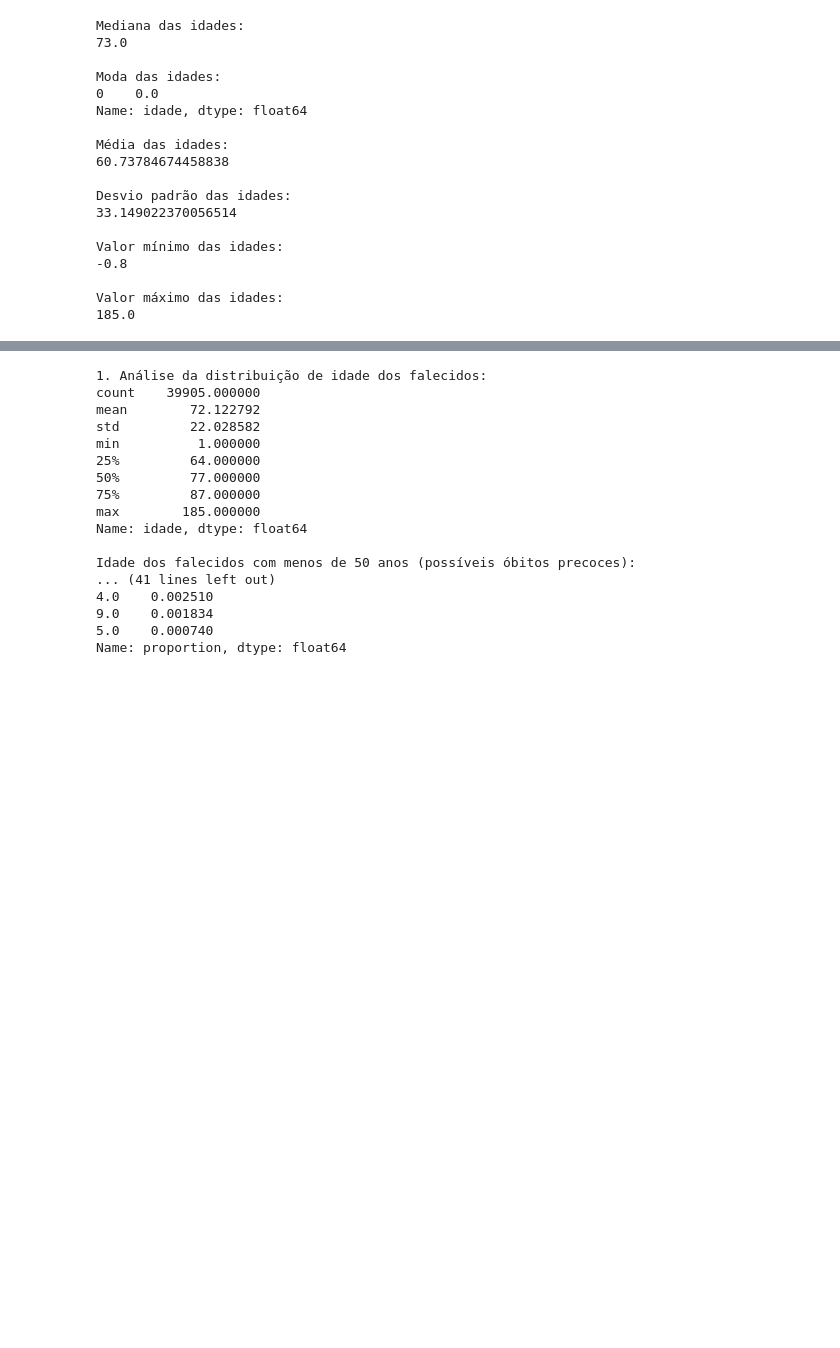
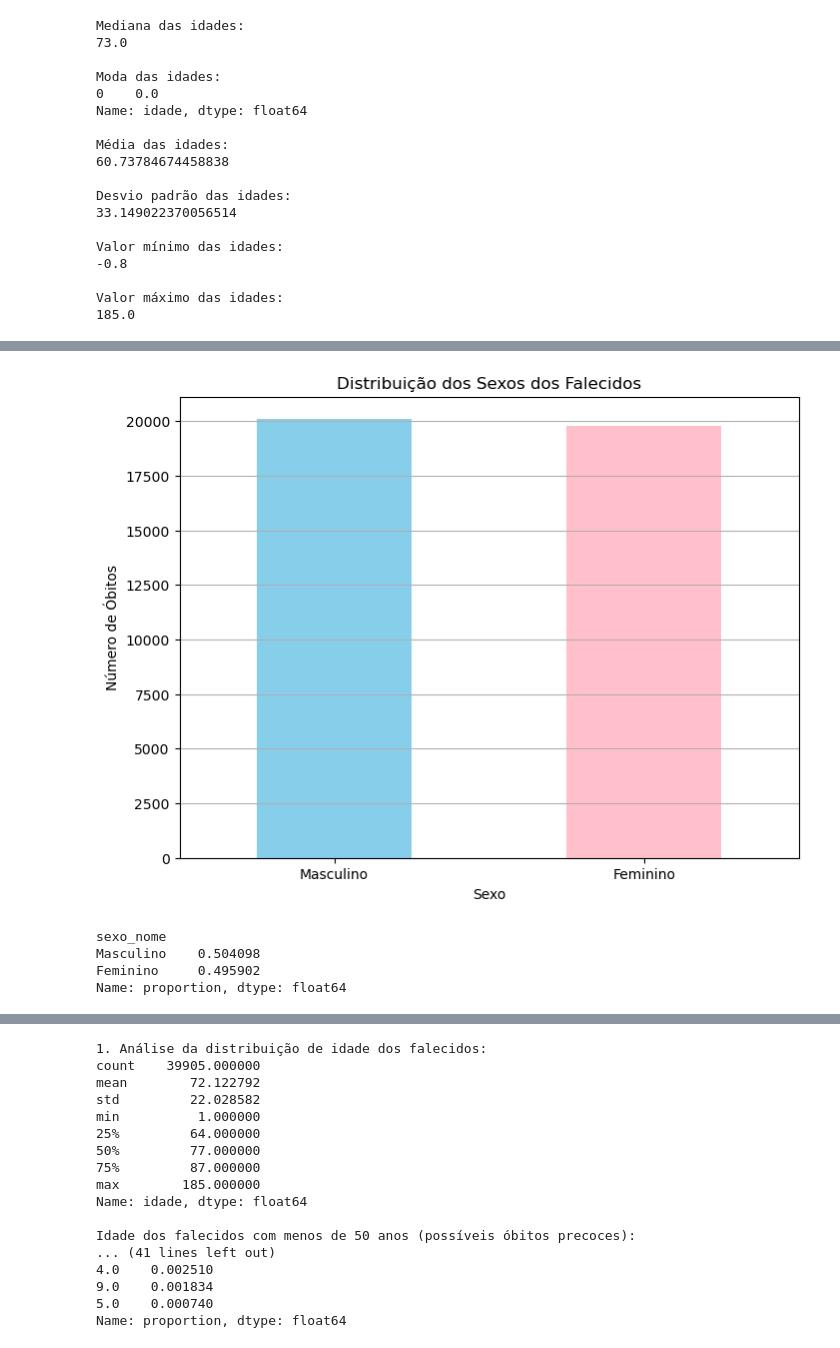
Before and after one commit to hlaff147/mortality-data-analysis, a Jupyter notebook: notebooks/main.ipynb, the cells around one changed output, grey strips where cells are left out. Saved outputs shown, nothing was run; the diff lists cells and outputs as text; code cells hidden in the pictures; blank space fills up the shorter version.

```diff
--- a/notebooks/main.ipynb
+++ b/notebooks/main.ipynb
@@ -232,0 +202,34 @@ plt.show()
+# %%
+import matplotlib.pyplot as plt
+
+# Mapeamento dos valores numéricos para os rótulos correspondentes
+sexo_rotulos = {1: 'Masculino', 2: 'Feminino'}
+
+# Criar uma cópia do DataFrame
+df_all_copy = df_all.copy()
+
+# Mapeamento dos valores na coluna 'sexo' para os rótulos correspondentes
+df_all_copy['sexo_nome'] = df_all_copy['sexo'].map(sexo_rotulos)
+
+# Contagem dos sexos
+sexo_counts = df_all_copy['sexo_nome'].value_counts()
+
+# Visualização da distribuição
+plt.figure(figsize=(8, 6))
+sexo_counts.plot(kind='bar', color=['skyblue', 'pink'])
+plt.title('Distribuição dos Sexos dos Falecidos')
+plt.xlabel('Sexo')
+plt.ylabel('Número de Óbitos')
+plt.xticks(rotation=0)
+plt.grid(axis='y')
+plt.show()
+
+# Análise comparativa da proporção de óbitos entre os sexos
+sexo_proporcao = df_all_copy['sexo_nome'].value_counts(normalize=True)
+print(sexo_proporcao)
+# %% [output]
+[figure, added]
+sexo_nome
+Masculino    0.504098
+Feminino     0.495902
+Name: proportion, dtype: float64
```
Also changed, not shown: parts of 8 cells of this notebook.
